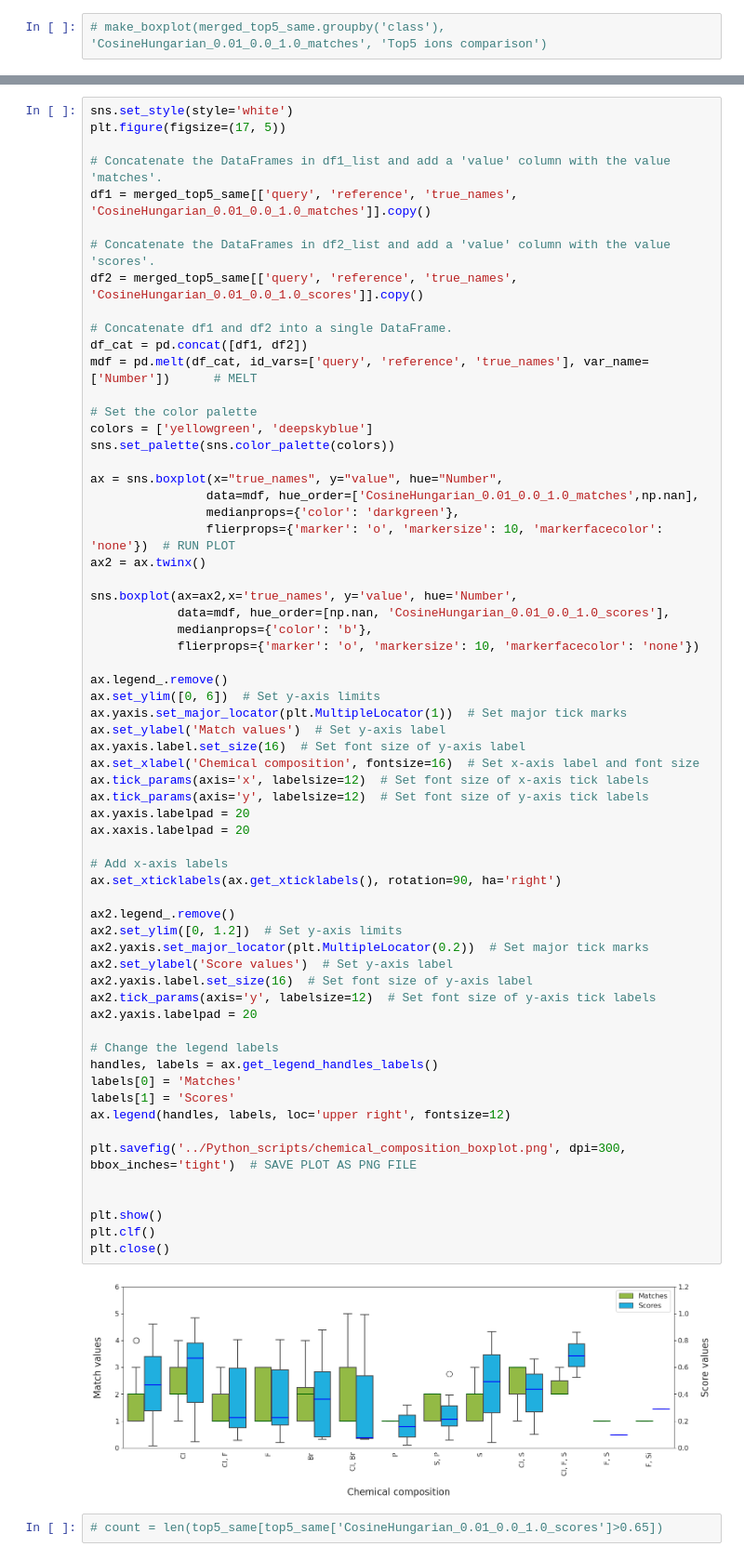
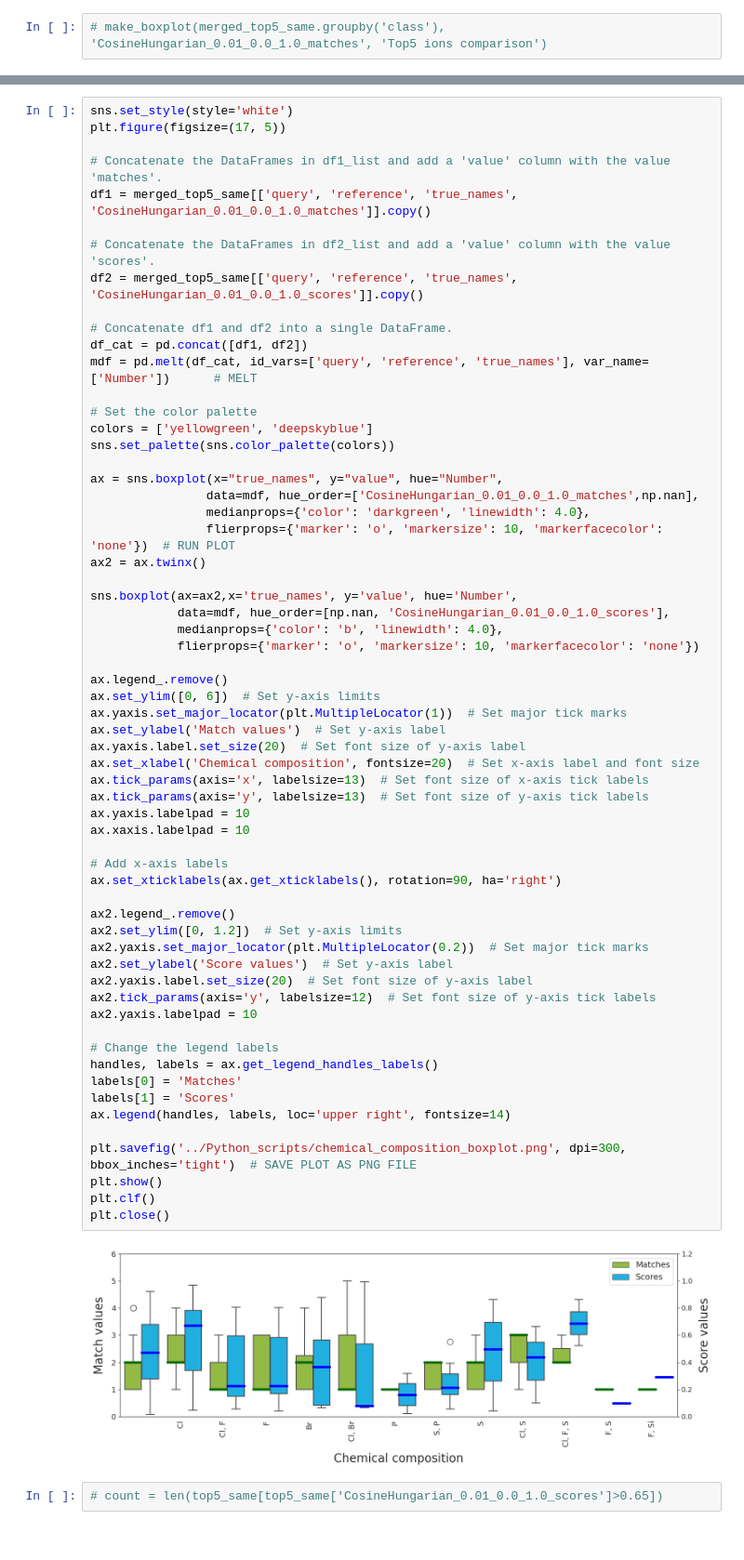
Before and after one commit to RECETOX/ei_spectra_predictions, a Jupyter notebook: analysis/Python_scripts/scores_matches_histogram.ipynb, the cells around one changed output, grey strips where cells are left out. Shown: that part at 93% size. Cells and saved outputs as stored; diff of their text form.

```diff
--- a/analysis/Python_scripts/scores_matches_histogram.ipynb
+++ b/analysis/Python_scripts/scores_matches_histogram.ipynb
@@ -252,51 +252,49 @@ sns.set_palette(sns.color_palette(colors))
 
 ax = sns.boxplot(x="true_names", y="value", hue="Number",
                 data=mdf, hue_order=['CosineHungarian_0.01_0.0_1.0_matches',np.nan],
-                medianprops={'color': 'darkgreen'},
+                medianprops={'color': 'darkgreen', 'linewidth': 4.0},
                 flierprops={'marker': 'o', 'markersize': 10, 'markerfacecolor': 'none'})  # RUN PLOT
 ax2 = ax.twinx()
 
 sns.boxplot(ax=ax2,x='true_names', y='value', hue='Number',
             data=mdf, hue_order=[np.nan, 'CosineHungarian_0.01_0.0_1.0_scores'],
-            medianprops={'color': 'b'},
+            medianprops={'color': 'b', 'linewidth': 4.0},
             flierprops={'marker': 'o', 'markersize': 10, 'markerfacecolor': 'none'})
 
 ax.legend_.remove()
 ax.set_ylim([0, 6])  # Set y-axis limits
 ax.yaxis.set_major_locator(plt.MultipleLocator(1))  # Set major tick marks
 ax.set_ylabel('Match values')  # Set y-axis label
-ax.yaxis.label.set_size(16)  # Set font size of y-axis label
-ax.set_xlabel('Chemical composition', fontsize=16)  # Set x-axis label and font size
-ax.tick_params(axis='x', labelsize=12)  # Set font size of x-axis tick labels
-ax.tick_params(axis='y', labelsize=12)  # Set font size of y-axis tick labels
-ax.yaxis.labelpad = 20
-ax.xaxis.labelpad = 20
+ax.yaxis.label.set_size(20)  # Set font size of y-axis label
+ax.set_xlabel('Chemical composition', fontsize=20)  # Set x-axis label and font size
+ax.tick_params(axis='x', labelsize=13)  # Set font size of x-axis tick labels
+ax.tick_params(axis='y', labelsize=13)  # Set font size of y-axis tick labels
+ax.yaxis.labelpad = 10
+ax.xaxis.labelpad = 10
 
 # Add x-axis labels
 ax.set_xticklabels(ax.get_xticklabels(), rotation=90, ha='right')
 
 ax2.legend_.remove()
 ax2.set_ylim([0, 1.2])  # Set y-axis limits
 ax2.yaxis.set_major_locator(plt.MultipleLocator(0.2))  # Set major tick marks
 ax2.set_ylabel('Score values')  # Set y-axis label
-ax2.yaxis.label.set_size(16)  # Set font size of y-axis label
+ax2.yaxis.label.set_size(20)  # Set font size of y-axis label
 ax2.tick_params(axis='y', labelsize=12)  # Set font size of y-axis tick labels
-ax2.yaxis.labelpad = 20
+ax2.yaxis.labelpad = 10
 
 # Change the legend labels
 handles, labels = ax.get_legend_handles_labels()
 labels[0] = 'Matches'
 labels[1] = 'Scores'
-ax.legend(handles, labels, loc='upper right', fontsize=12)
+ax.legend(handles, labels, loc='upper right', fontsize=14)
 
 plt.savefig('../Python_scripts/chemical_composition_boxplot.png', dpi=300, bbox_inches='tight')  # SAVE PLOT AS PNG FILE
-
-
 plt.show()
 plt.clf()
 plt.close()
 # %% [output]
-[figure, old version]
+[figure, new version]
 # %%
 # count = len(top5_same[top5_same['CosineHungarian_0.01_0.0_1.0_scores']>0.65])
 # %%
```
Also changed, not shown: parts of 3 cells of this notebook, 1 other file.
